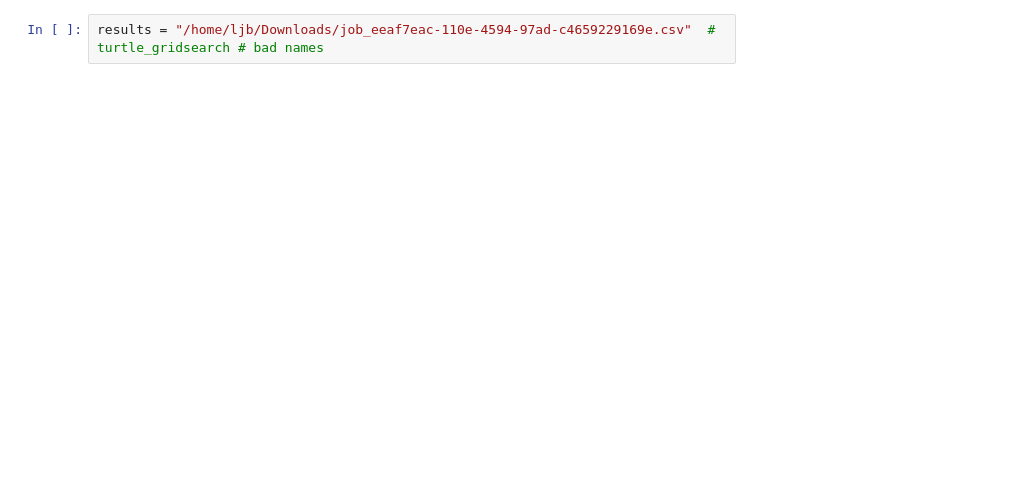
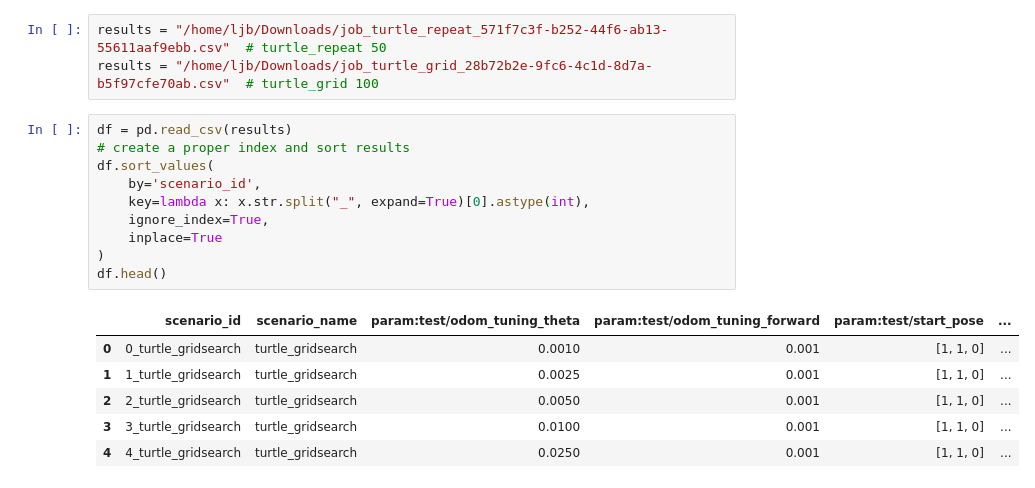
Before and after one commit to art-e-fact/demo-ros1-turtlesim, a Jupyter notebook: ros_workspace/src/turtle_odometry/src/post_processing_analysis.ipynb, the cells around one changed output. Cells and saved outputs as stored; diff of their text form; blank space fills up the shorter version.

```diff
--- a/ros_workspace/src/turtle_odometry/src/post_processing_analysis.ipynb
+++ b/ros_workspace/src/turtle_odometry/src/post_processing_analysis.ipynb
@@ -19,2 +32,20 @@ import numpy as np
-# %%
-results = "/home/ljb/Downloads/job_eeaf7eac-110e-4594-97ad-c4659229169e.csv"  # turtle_gridsearch # bad names
+# %%
+results = "/home/ljb/Downloads/job_turtle_repeat_571f7c3f-b252-44f6-ab13-55611aaf9ebb.csv"  # turtle_repeat 50
+results = "/home/ljb/Downloads/job_turtle_grid_28b72b2e-9fc6-4c1d-8d7a-b5f97cfe70ab.csv"  # turtle_grid 100
+# %%
+df = pd.read_csv(results)
+# create a proper index and sort results
+df.sort_values(
+    by='scenario_id',
+    key=lambda x: x.str.split("_", expand=True)[0].astype(int),
+    ignore_index=True,
+    inplace=True
+)
+df.head()
+# %% [output]
+|  | scenario_id | scenario_name | param:test/odom_tuning_theta | param:test/odom_tuning_forward | param:test/start_pose | ... |
+| 0 | 0_turtle_gridsearch | turtle_gridsearch | 0.0010 | 0.001 | [1, 1, 0] | ... |
+| 1 | 1_turtle_gridsearch | turtle_gridsearch | 0.0025 | 0.001 | [1, 1, 0] | ... |
+| 2 | 2_turtle_gridsearch | turtle_gridsearch | 0.0050 | 0.001 | [1, 1, 0] | ... |
+| 3 | 3_turtle_gridsearch | turtle_gridsearch | 0.0100 | 0.001 | [1, 1, 0] | ... |
+| 4 | 4_turtle_gridsearch | turtle_gridsearch | 0.0250 | 0.001 | [1, 1, 0] | ... |
```
Also changed, not shown: parts of 23 cells of this notebook, 1 other file.
